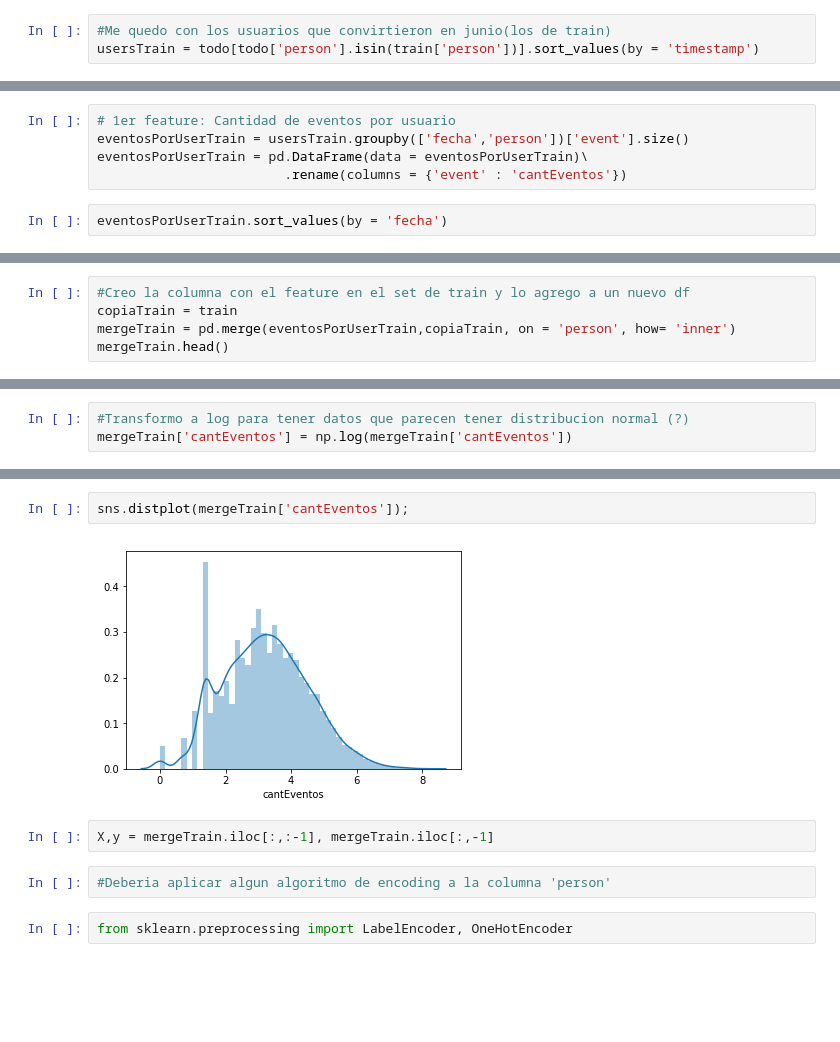
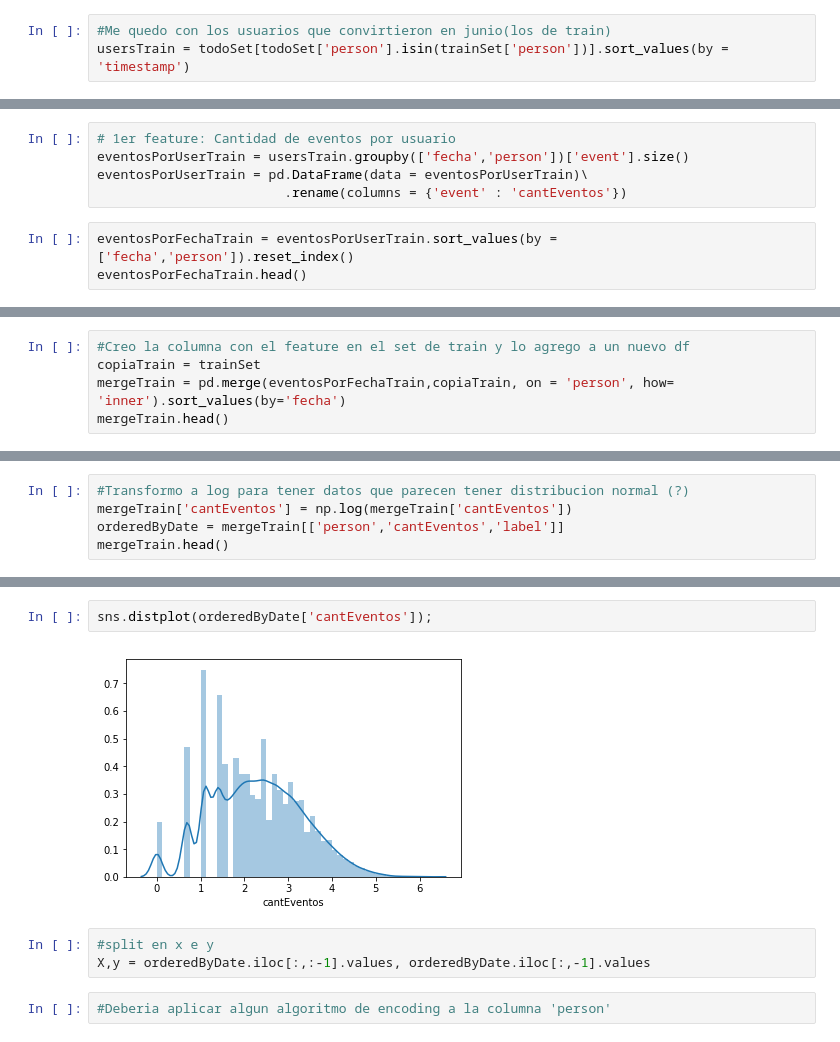
Before and after one commit to JonathanRolon/Organizacion-de-Datos, a Jupyter notebook: Machine Learning.ipynb, the cells around one changed output, grey strips where cells are left out. Saved outputs shown, nothing was run; the diff lists cells and outputs as text; blank space fills up the shorter version.

```diff
--- a/Machine Learning.ipynb
+++ b/Machine Learning.ipynb
@@ -77,7 +77,7 @@ todo['timestamp'] = pd.to_datetime(todo['timestamp'])
 #Comienzo buscando features sobre la cantidad de eventos por usuario
 # %%
 #Me quedo con los usuarios que convirtieron en junio(los de train)
-usersTrain = todo[todo['person'].isin(train['person'])].sort_values(by = 'timestamp')
+usersTrain = todoSet[todoSet['person'].isin(trainSet['person'])].sort_values(by = 'timestamp')
 # %%
 #Creo una columna con solo fecha sin tiempo
 usersTrain['fecha'] = usersTrain['timestamp'].dt.date
@@ -87,5 +87,6 @@ eventosPorUserTrain = usersTrain.groupby(['fecha','person'])['event'].size()
 eventosPorUserTrain = pd.DataFrame(data = eventosPorUserTrain)\
                         .rename(columns = {'event' : 'cantEventos'})
 # %%
-eventosPorUserTrain.sort_values(by = 'fecha')
+eventosPorFechaTrain = eventosPorUserTrain.sort_values(by = ['fecha','person']).reset_index()
+eventosPorFechaTrain.head()
 # %% [output]
@@ -111,6 +99,6 @@ eventosPorUserTrain.sort_values(by = 'fecha')
 # %%
 #Creo la columna con el feature en el set de train y lo agrego a un nuevo df
-copiaTrain = train
-mergeTrain = pd.merge(eventosPorUserTrain,copiaTrain, on = 'person', how= 'inner')
+copiaTrain = trainSet
+mergeTrain = pd.merge(eventosPorFechaTrain,copiaTrain, on = 'person', how= 'inner').sort_values(by='fecha')
 mergeTrain.head()
 # %% [output]
@@ -127,3 +115,5 @@ sns.distplot(mergeTrain['cantEventos']);
 # %%
 #Transformo a log para tener datos que parecen tener distribucion normal (?)
 mergeTrain['cantEventos'] = np.log(mergeTrain['cantEventos'])
+orderedByDate = mergeTrain[['person','cantEventos','label']]
+mergeTrain.head()
@@ -130,10 +136,9 @@ mergeTrain['cantEventos'] = np.log(mergeTrain['cantEventos'])
 # %%
-sns.distplot(mergeTrain['cantEventos']);
+sns.distplot(orderedByDate['cantEventos']);
 # %% [output]
-[figure, old version]
+[figure, new version]
-# %%
-X,y = mergeTrain.iloc[:,:-1], mergeTrain.iloc[:,-1]
+# %%
+#split en x e y
+X,y = orderedByDate.iloc[:,:-1].values, orderedByDate.iloc[:,-1].values
 # %%
 #Deberia aplicar algun algoritmo de encoding a la columna 'person'
-# %%
-from sklearn.preprocessing import LabelEncoder, OneHotEncoder
```
Also changed, not shown: parts of 17 cells of this notebook.
